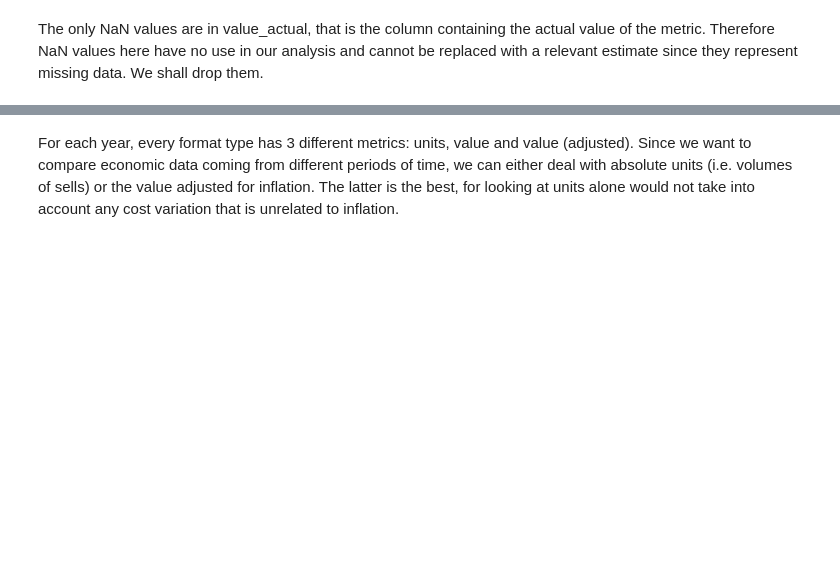
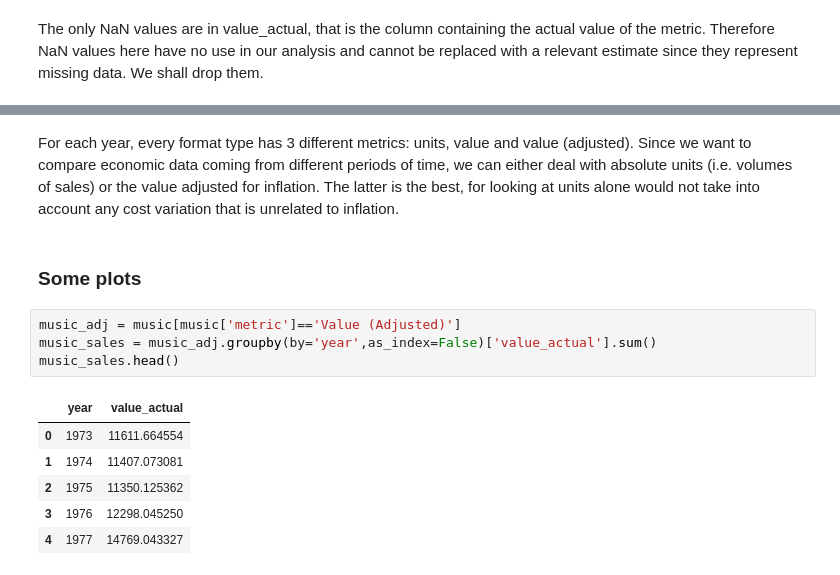
Before and after one commit to MarcoTosoni/music_sales, a Jupyter notebook: analysis.ipynb, the cells around one changed output, grey strips where cells are left out. Cells and saved outputs as stored; diff of their text form; blank space fills up the shorter version.

```diff
--- a/analysis.ipynb
+++ b/analysis.ipynb
@@ -167,2 +154,15 @@ music[(music['year']==1973) & (music['format']=='LP/EP')]
 # %% [markdown]
-For each year, every format type has 3 different metrics: units, value and value (adjusted). Since we want to compare economic data coming from different periods of time, we can either deal with absolute units (i.e. volumes of sells) or the value adjusted for inflation. The latter is the best, for looking at units alone would not take into account any cost variation that is unrelated to inflation.
+For each year, every format type has 3 different metrics: units, value and value (adjusted). Since we want to compare economic data coming from different periods of time, we can either deal with absolute units (i.e. volumes of sales) or the value adjusted for inflation. The latter is the best, for looking at units alone would not take into account any cost variation that is unrelated to inflation.
+# %% [markdown]
+### Some plots
+# %%
+music_adj = music[music['metric']=='Value (Adjusted)']
+music_sales = music_adj.groupby(by='year',as_index=False)['value_actual'].sum()
+music_sales.head()
+# %% [output]
+|  | year | value_actual |
+| 0 | 1973 | 11611.664554 |
+| 1 | 1974 | 11407.073081 |
+| 2 | 1975 | 11350.125362 |
+| 3 | 1976 | 12298.045250 |
+| 4 | 1977 | 14769.043327 |
```
Also changed, not shown: parts of 10 cells of this notebook.
